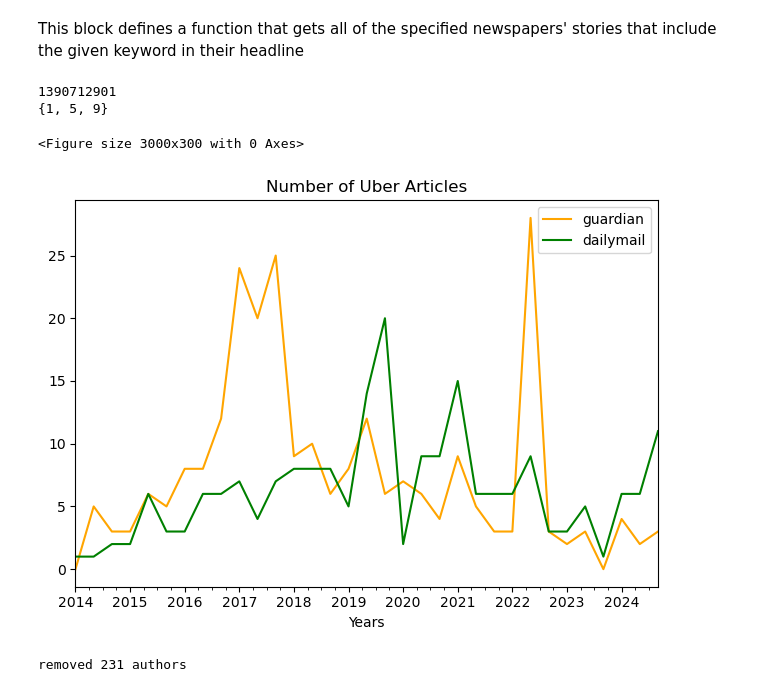
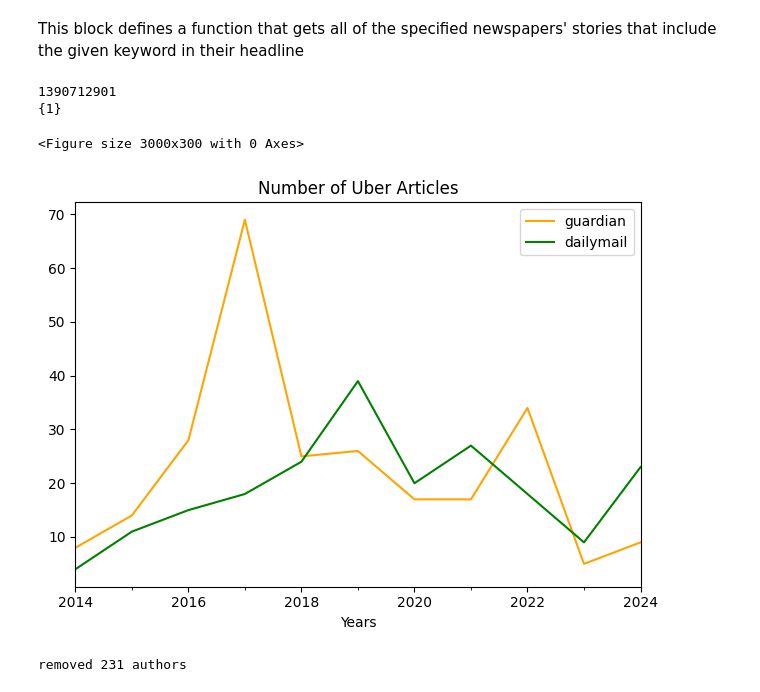
Before and after one commit to dmh21za/compmeth, a Jupyter notebook: summative.ipynb, the cells around one changed output. Drawn from its saved outputs; the diff is of its cells as text; code cells hidden in the pictures.

```diff
--- a/summative.ipynb
+++ b/summative.ipynb
@@ -363,7 +363,7 @@ with open('./data/merged.json', 'w') as f:
 # 1. get the data
 obj_old = {}
 obj = []
-with open('./data/final_data.json', encoding='utf-8') as f:
+with open('./final_data.json', encoding='utf-8') as f:
     obj_old = json.load(f)
 
 resolution = 1
@@ -422,36 +422,36 @@ def get_frequency_df(obj_old, resolution):
         # update df2 accordingly
         df2.loc[month, paper] += 1
 
     #df2.loc[(df2['paper'] == 'guardian') & (df2['month'] == "2025-01-01"), 'count'] = 24
 
     # convert index to datetime
     df2.index = pd.to_datetime(df2.index)
 
 
     # drop months that haven't happened
     # let's ignore 2025 because it hasn't been a full years
     df2= df2[(df2.index.year != 2025)]
 
     #this step is for accounting for month resolution
     df2 = df2[df2.index.month.isin(possible_months)]
     return df2
 
-df2 = get_frequency_df(obj_old, 3)
+df2 = get_frequency_df(obj_old, 1)
 
 plt.figure(figsize=(20, 2), dpi=150)
 df2.plot(label="Paper", color=['orange', 'green'])
 
 plt.title('Number of Uber Articles')
 plt.xlabel('Years')
 # adding legend.
 plt.legend()
 plt.tight_layout()
 plt.show()
 # %% [output]
 1390712901
-{1, 5, 9}
+{1}
 <Figure size 3000x300 with 0 Axes>
-[figure, old version]
+[figure, new version]
 # %%
 # Remove duplicates in the dataset
 loc = "./merged.json"
```
Also changed, not shown: parts of 2 cells of this notebook.
